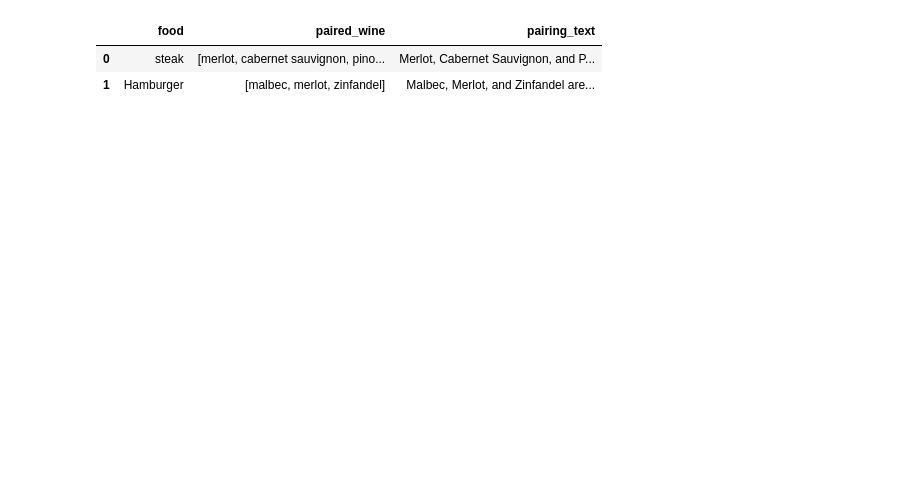
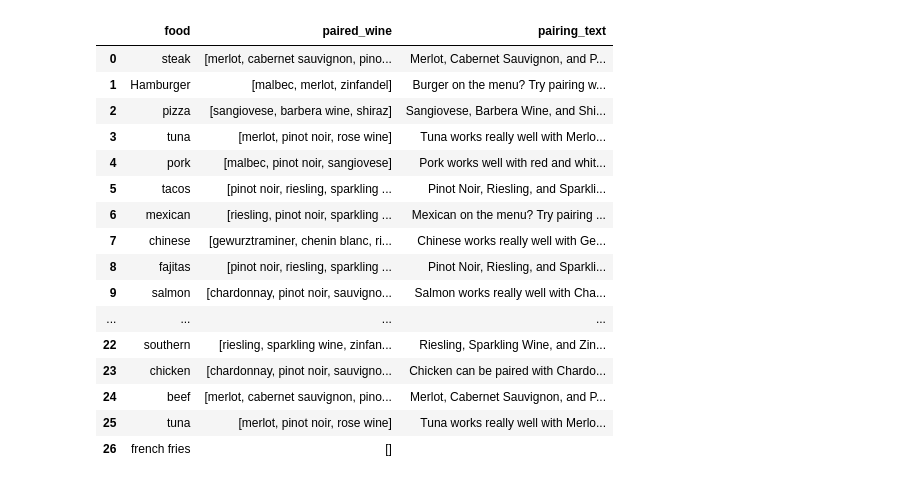
Before and after one commit to selgho23/Bootcamp_Project2, a Jupyter notebook: wine_pairing.ipynb, the cells around one changed output. Drawn from its saved outputs; the diff is of its cells as text; code cells hidden in the pictures; blank space fills up the shorter version.

```diff
--- a/wine_pairing.ipynb
+++ b/wine_pairing.ipynb
@@ -33,3 +33,13 @@ import json
 # %%
 
 #pprint(response)
+# %%
+food_list = pd.read_csv("food_list.csv")
+
+
+
+food_list.head()
+
+
+for index, row in food_list.iterrows():
+    print(row['Food'])
@@ -101,11 +120,33 @@ print(food_json_all)
-# %%
-Summary_table= pd.DataFrame({"food":food_list,
-                             "paired_wine":paired_wine,
-                             "pairing_text":pairing_text
-                             })
-Summary_table
-# %% [output]
-|  | food | paired_wine | pairing_text |
-| 0 | steak | [merlot, cabernet sauvignon, pino... | Merlot, Cabernet Sauvignon, and P... |
-| 1 | Hamburger | [malbec, merlot, zinfandel] | Malbec, Merlot, and Zinfandel are... |
+# %%
+Summary_table= pd.DataFrame({"food":food_list_new,
+                             "paired_wine":paired_wine,
+                             "pairing_text":pairing_text
+                             })
+Summary_table
+
+# Summary_table .to_json()
+# Summary_table.to_json(summary_json.json',orient='records')
+#Summary_table.to_json("json_file/data.json",orient='records')
+#Summary_json = Summary_table .to_json(orient='records')
+#Summary_json
+
+#pprint(Summary_json)
+# %% [output]
+|  | food | paired_wine | pairing_text |
+| 0 | steak | [merlot, cabernet sauvignon, pino... | Merlot, Cabernet Sauvignon, and P... |
+| 1 | Hamburger | [malbec, merlot, zinfandel] | Burger on the menu? Try pairing w... |
+| 2 | pizza | [sangiovese, barbera wine, shiraz] | Sangiovese, Barbera Wine, and Shi... |
+| 3 | tuna | [merlot, pinot noir, rose wine] | Tuna works really well with Merlo... |
+| 4 | pork | [malbec, pinot noir, sangiovese] | Pork works well with red and whit... |
+| 5 | tacos | [pinot noir, riesling, sparkling ... | Pinot Noir, Riesling, and Sparkli... |
+| 6 | mexican | [riesling, pinot noir, sparkling ... | Mexican on the menu? Try pairing ... |
+| 7 | chinese | [gewurztraminer, chenin blanc, ri... | Chinese works really well with Ge... |
+| 8 | fajitas | [pinot noir, riesling, sparkling ... | Pinot Noir, Riesling, and Sparkli... |
+| 9 | salmon | [chardonnay, pinot noir, sauvigno... | Salmon works really well with Cha... |
+| ... | ... | ... | ... |
+| 22 | southern | [riesling, sparkling wine, zinfan... | Riesling, Sparkling Wine, and Zin... |
+| 23 | chicken | [chardonnay, pinot noir, sauvigno... | Chicken can be paired with Chardo... |
+| 24 | beef | [merlot, cabernet sauvignon, pino... | Merlot, Cabernet Sauvignon, and P... |
+| 25 | tuna | [merlot, pinot noir, rose wine] | Tuna works really well with Merlo... |
+| 26 | french fries | [] |  |
 # %%
```
Also changed, not shown: parts of 10 cells of this notebook, 17 other files.
